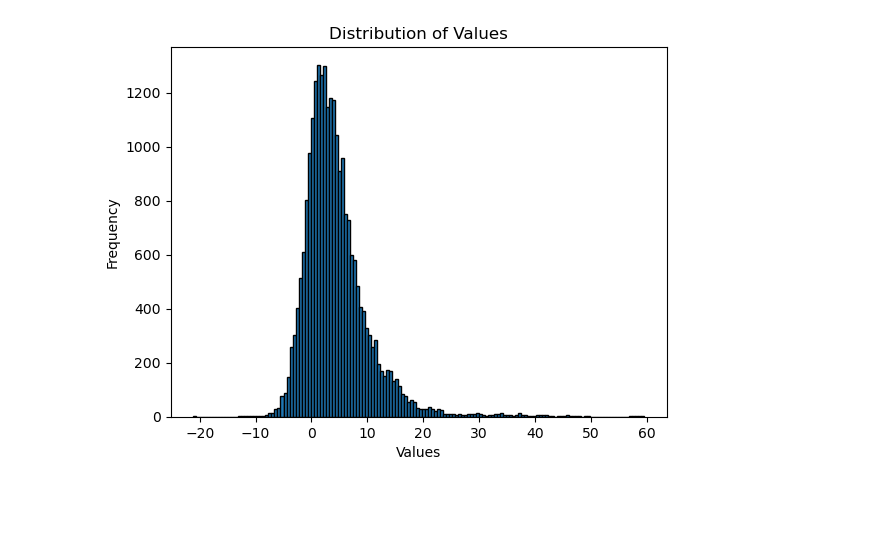
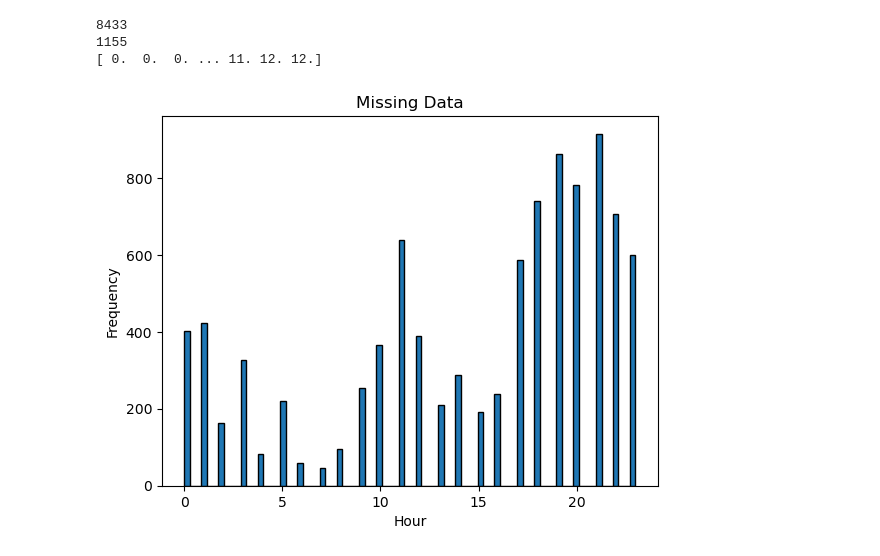
Before and after one commit to tommyli03/citylink-data-analysis, a Jupyter notebook: hello.ipynb, the cells around one changed output. Drawn from its saved outputs; the diff is of its cells as text; code cells hidden in the pictures; blank space fills up the shorter version.

Commit message:
added weekday vs. weekend plots, as well as missing data plots

```diff
--- a/hello.ipynb
+++ b/hello.ipynb
@@ -42,13 +102,45 @@ print(np.quantile(difference_times, 0.75))
+# %%
+
+weekday_sum = 0
+weekend_sum = 0
+time_of_day = np.empty(0)
+
+missing_data = data.copy()
+observed_visit_times = missing_data['observed_visit_time']
+scheduled_visit_times = missing_data['scheduled_visit_time']
+missing_data_times = missing_data['scheduled_visit_time'].map(format_time)
+for number in range(0, missing_data.shape[0] - 1):
+    if (observed_visit_times[number] != observed_visit_times[number]):
+        if (missing_data_times[number].weekday() == 6 or missing_data_times[number].weekday() == 5):
+            formatted_time = format_time(scheduled_visit_times[number])
+            time = formatted_time.time()
+            hour = time.hour
+            time_of_day = np.append(time_of_day, hour)
+            weekend_sum += 1
+        else:
+            formatted_time = format_time(scheduled_visit_times[number])
+            time = formatted_time.time()
+            hour = time.hour
+            time_of_day = np.append(time_of_day, hour)
+            weekday_sum += 1
+
+print(weekday_sum)
+print(weekend_sum)
+print(time_of_day)
+# %% [output]
+8433
+1155
+[ 0.  0.  0. ... 11. 12. 12.]
 # %%
-# Create histogram plot
-plt.hist(difference_times, bins=150, edgecolor='black')
+# Create a histogram plot
+plt.hist(time_of_day, bins=80, edgecolor='black')
 
 # Set plot title and labels
-plt.title('Distribution of Values')
-plt.xlabel('Values')
+plt.title('Missing Data')
+plt.xlabel('Hour')
 plt.ylabel('Frequency')
 
-# Display plot
+# Display the plot
 plt.show()
 # %% [output]
-[figure, old version]
+[figure, new version]
```
Also changed, not shown: parts of 5 cells of this notebook.
